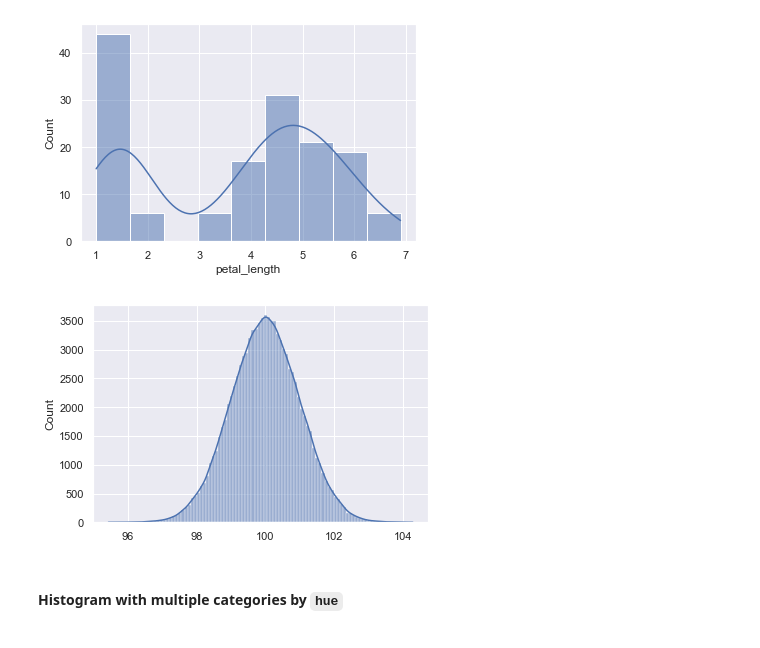
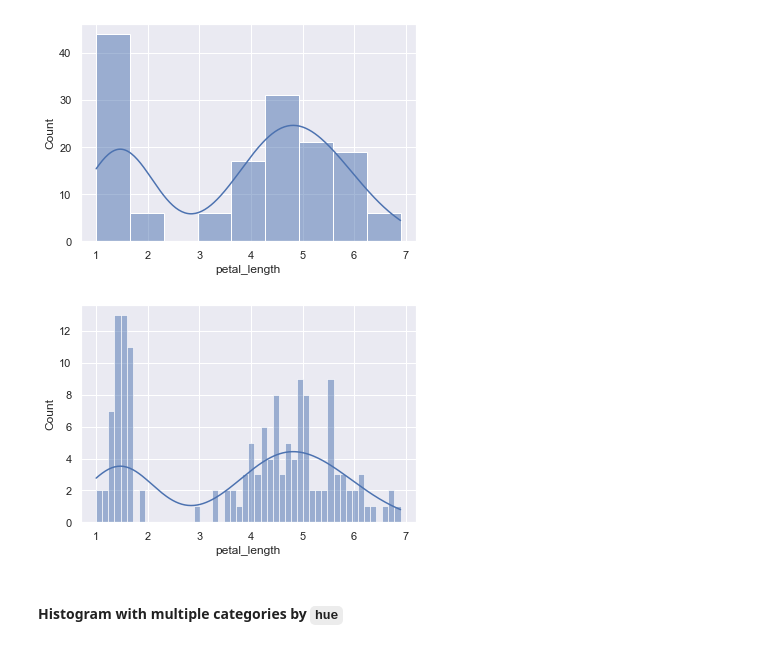
Before and after one commit to MinhHuuNguyen/mci-python, a Jupyter notebook: python_lv1/lectures/6_seaborn_intro.ipynb, the cells around one changed output. Drawn from its saved outputs; the diff is of its cells as text; code cells hidden in the pictures.

```diff
--- a/python_lv1/lectures/6_seaborn_intro.ipynb
+++ b/python_lv1/lectures/6_seaborn_intro.ipynb
@@ -256,11 +256,10 @@ plt.show()
 [figure]
 # %%
 # kde=True
-x = np.random.normal(100, size=100000)
-sns.histplot(x, kde=True, bins=100)
+sns.histplot(data=data_iris, x='petal_length', kde=True, bins=50)
 plt.show()
 # %% [output]
-[figure, old version]
+[figure, new version]
 # %% [markdown]
 #### Histogram with multiple categories by `hue`
 # %%
```
Also changed, not shown: parts of 33 cells of this notebook, 23 other files.
